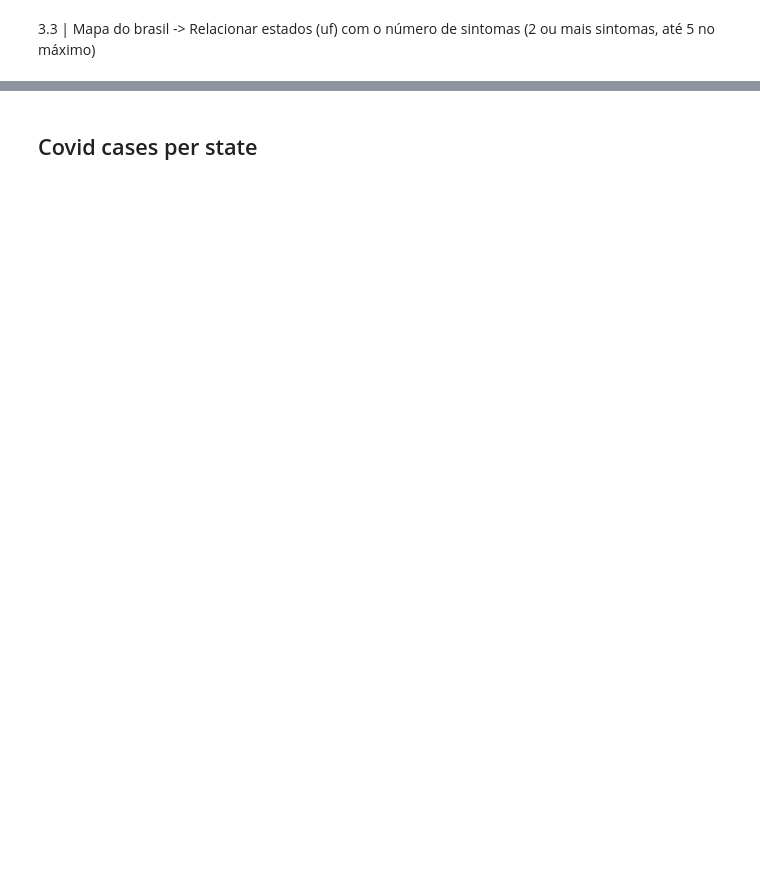
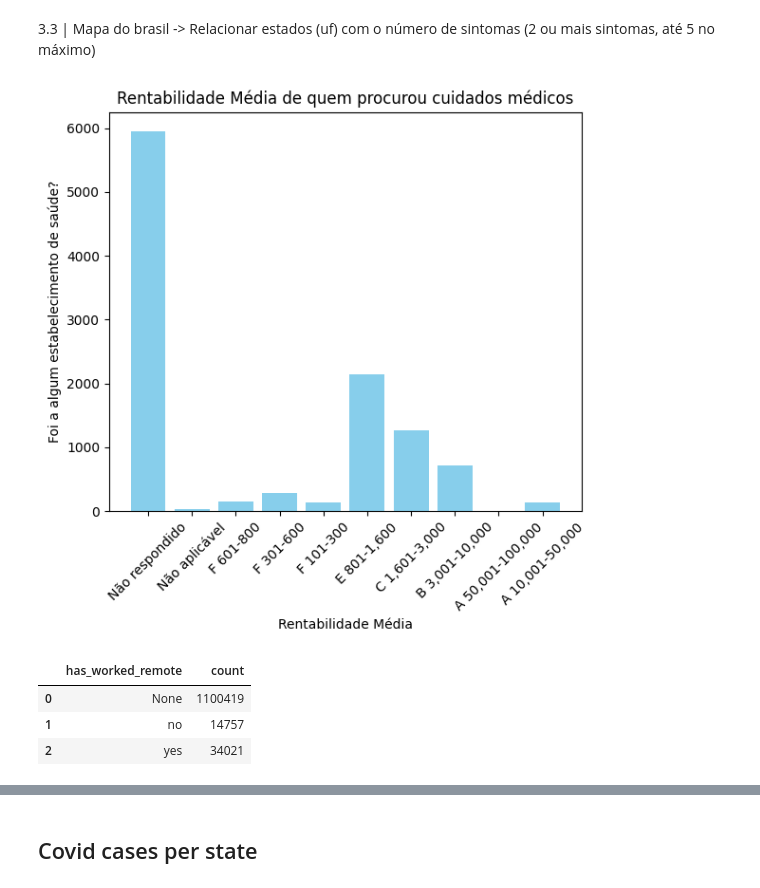
Before and after one commit to Rabramo/PosTech-DataAnalytics_TechChallenge_3, a Jupyter notebook: PNAD_Covid19_V3.ipynb, the cells around one changed output, grey strips where cells are left out. Saved outputs shown, nothing was run; the diff lists cells and outputs as text; code cells hidden in the pictures; blank space fills up the shorter version.

```diff
--- a/PNAD_Covid19_V3.ipynb
+++ b/PNAD_Covid19_V3.ipynb
@@ -734,0 +856,18 @@ only showing top 20 rows
+# %%
+healthcare_rentability = to_healthcare.groupBy('income_range').count()
+healthcare_rentability = healthcare_rentability.toPandas()
+# %%
+healthcare_rentability['income_range'] = healthcare_rentability['income_range'].replace({
+    None: 'Não respondido',
+    'not_applicable': 'Não aplicável',
+    '101-300': 'F 101-300',
+    '301-600': 'F 301-600',
+    '601-800': 'F 601-800',
+    '801-1,600': 'E 801-1,600',
+    '1,601-3,000': 'C 1,601-3,000' ,
+    '3,001-10,000': 'B 3,001-10,000',
+    '10,001-50,000': 'A 10,001-50,000',
+    '50,001-100,000': 'A 50,001-100,000'
+})
+# %%
+healthcare_rentability.sort_values(by='income_range', ascending=False, inplace=True)
@@ -735,2 +883,13 @@ only showing top 20 rows
 # %% [markdown]
 3.3 | Mapa do brasil -> Relacionar estados (uf) com o número de sintomas (2 ou mais sintomas, até 5 no máximo)
+# %%
+plt.figure(figsize=(6, 6))
+plt.bar(healthcare_rentability['income_range'], healthcare_rentability['count'], color='skyblue')
+plt.xlabel('Rentabilidade Média')
+plt.ylabel('Foi a algum estabelecimento de saúde?')
+plt.title('Rentabilidade Média de quem procurou cuidados médicos', )
+plt.xticks(rotation=45)
+plt.tight_layout()
+plt.show()
+# %% [output]
+[figure, added]
@@ -736,0 +899,7 @@ only showing top 20 rows
+# %%
+home_office.head()
+# %% [output]
+|  | has_worked_remote | count |
+| 0 | None | 1100419 |
+| 1 | no | 14757 |
+| 2 | yes | 34021 |
```
Also changed, not shown: parts of 39 cells of this notebook.
